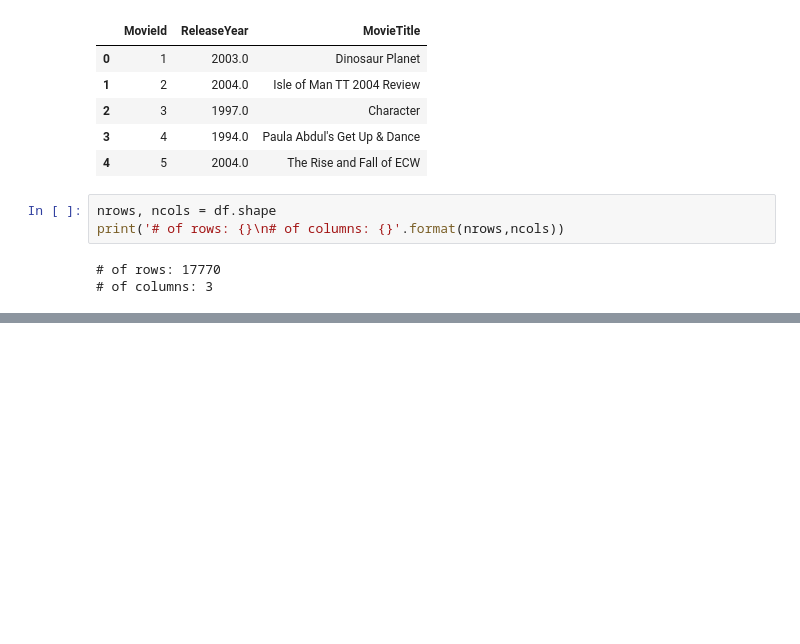
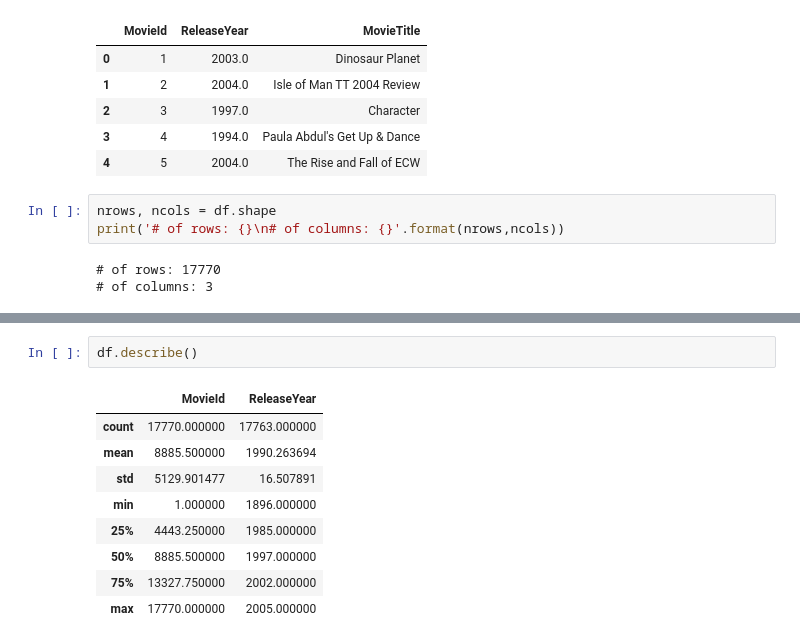
Before and after one commit to Mohamed-Moslemani/Recommendation-Systems, a Jupyter notebook: movie_recommendation/MoviesData.ipynb, the cells around one changed output, grey strips where cells are left out. Cells and saved outputs as stored; diff of their text form; blank space fills up the shorter version.

```diff
--- a/movie_recommendation/MoviesData.ipynb
+++ b/movie_recommendation/MoviesData.ipynb
@@ -21,0 +36,12 @@ print('# of rows: {}\n# of columns: {}'.format(nrows,ncols))
+# %%
+df.describe()
+# %% [output]
+|  | MovieId | ReleaseYear |
+| count | 17770.000000 | 17763.000000 |
+| mean | 8885.500000 | 1990.263694 |
+| std | 5129.901477 | 16.507891 |
+| min | 1.000000 | 1896.000000 |
+| 25% | 4443.250000 | 1985.000000 |
+| 50% | 8885.500000 | 1997.000000 |
+| 75% | 13327.750000 | 2002.000000 |
+| max | 17770.000000 | 2005.000000 |
```
Also changed, not shown: parts of 5 cells of this notebook, 1 other file.
